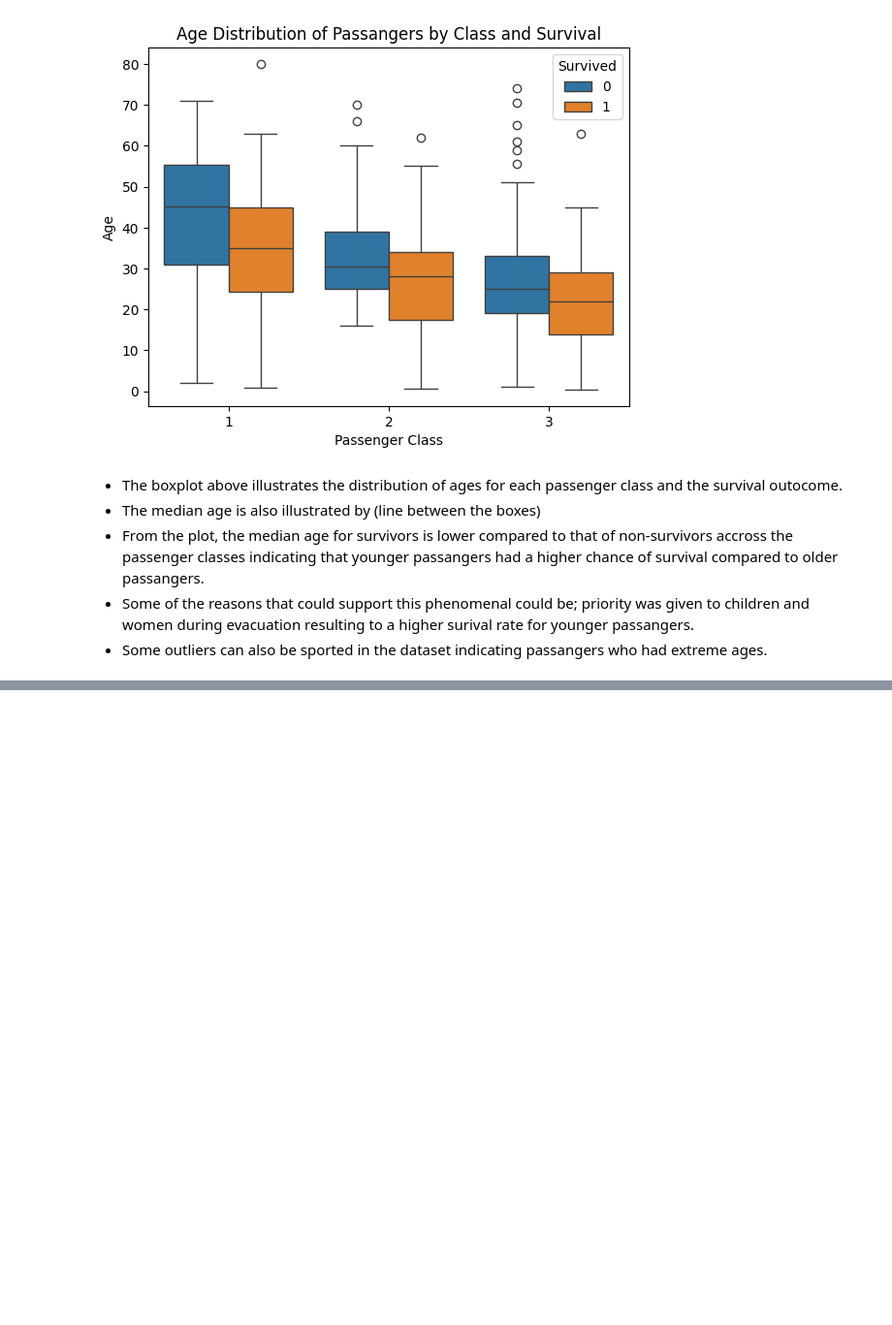
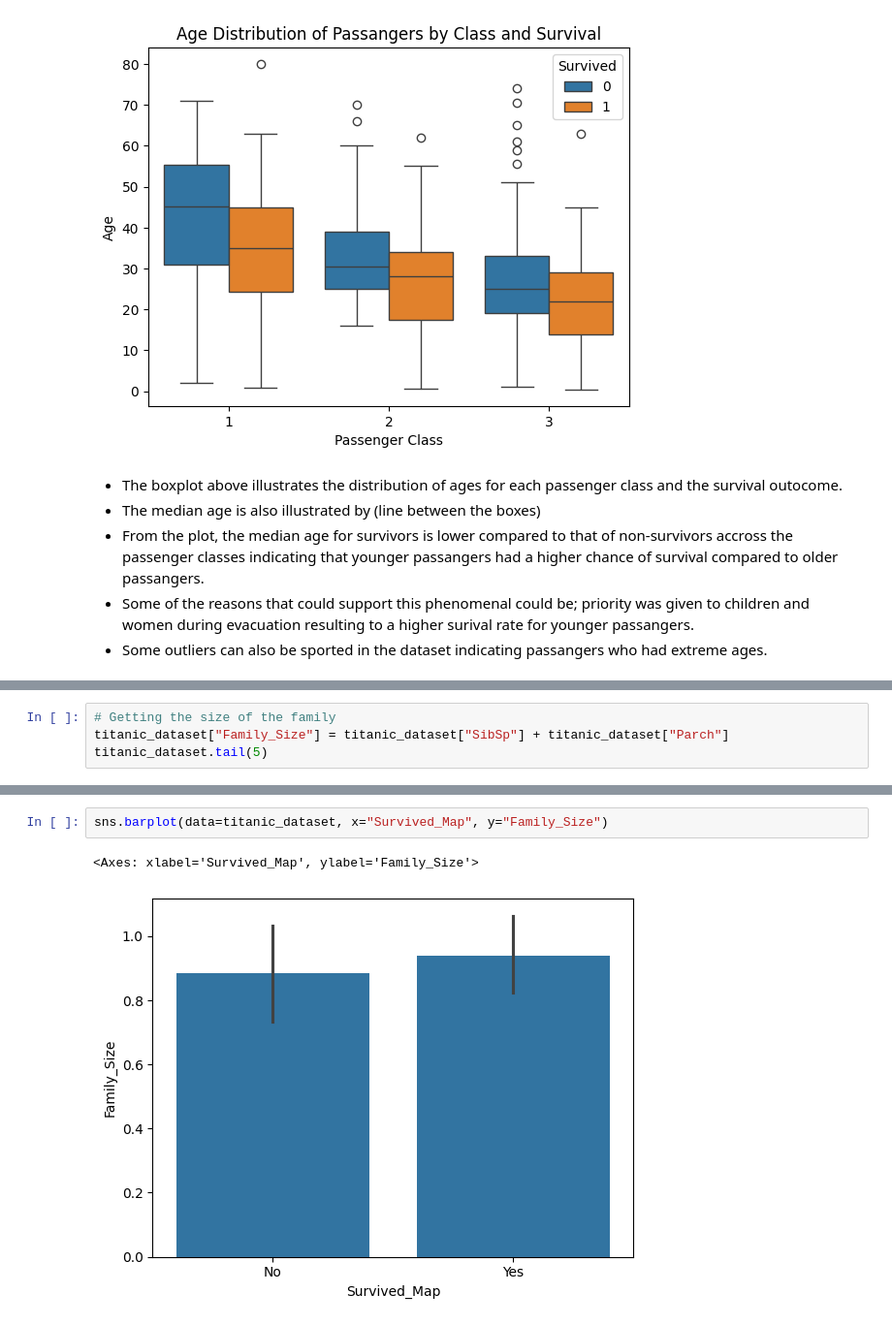
Before and after one commit to mut-rogers/titanicEDA, a Jupyter notebook: titanic.ipynb, the cells around one changed output, grey strips where cells are left out. Shown: that part at 97% size. Drawn from its saved outputs; the diff is of its cells as text; blank space fills up the shorter version.

```diff
--- a/titanic.ipynb
+++ b/titanic.ipynb
@@ -97,0 +178,4 @@ Text(0, 0.5, 'Age')
+# %%
+# Getting the size of the family
+titanic_dataset["Family_Size"] = titanic_dataset["SibSp"] + titanic_dataset["Parch"]
+titanic_dataset.tail(5)
@@ -97,0 +190,5 @@ Text(0, 0.5, 'Age')
+# %%
+sns.barplot(data=titanic_dataset, x="Survived_Map", y="Family_Size")
+# %% [output]
+<Axes: xlabel='Survived_Map', ylabel='Family_Size'>
+[figure, added]
```
Also changed, not shown: parts of 13 cells of this notebook.
